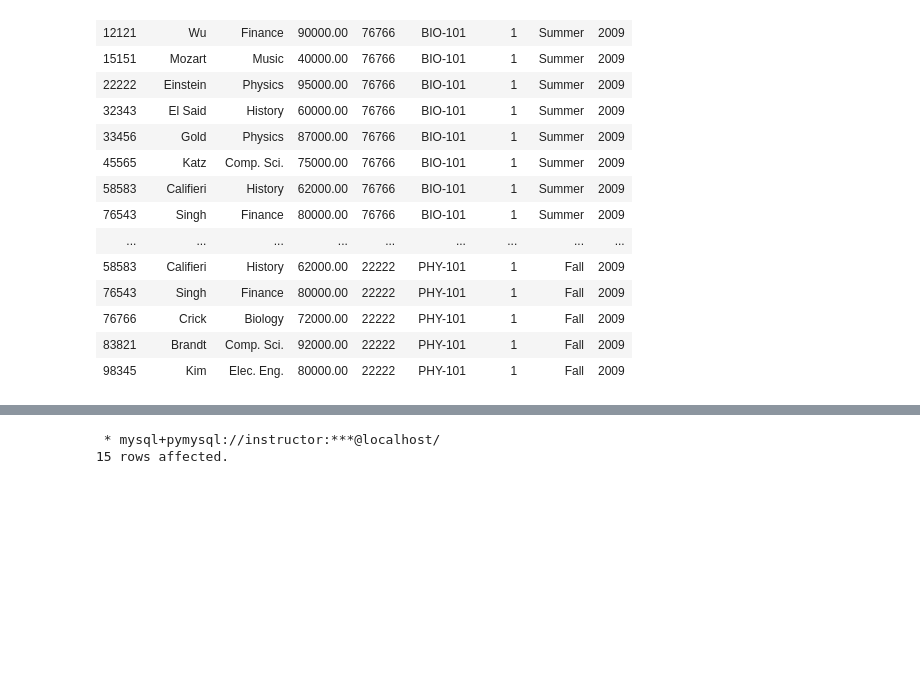
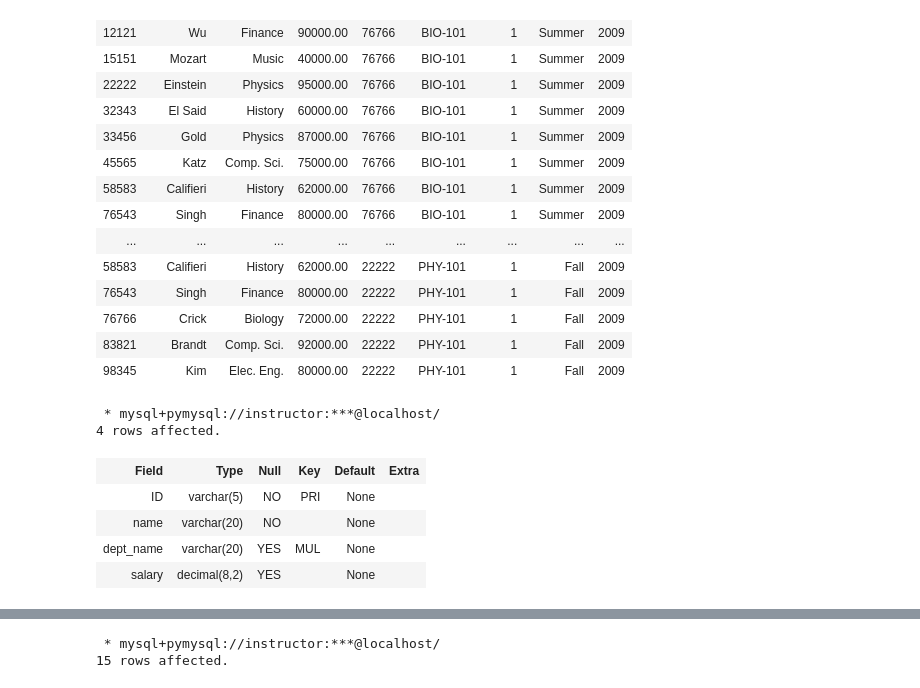
Before and after one commit to atu-se/atu.innomadic.com, a Jupyter notebook: courses/db/notebooks/Chapter 3.ipynb, the cells around one changed output, grey strips where cells are left out. Saved outputs shown, nothing was run; the diff lists cells and outputs as text; code cells hidden in the pictures; blank space fills up the shorter version.

```diff
--- a/courses/db/notebooks/Chapter 3.ipynb
+++ b/courses/db/notebooks/Chapter 3.ipynb
@@ -572,3 +588,14 @@ instructor, teaches
 | 76766 | Crick | Biology | 72000.00 | 22222 | PHY-101 | 1 | Fall | 2009 |
 | 83821 | Brandt | Comp. Sci. | 92000.00 | 22222 | PHY-101 | 1 | Fall | 2009 |
 | 98345 | Kim | Elec. Eng. | 80000.00 | 22222 | PHY-101 | 1 | Fall | 2009 |
+# %%
+%%sql
+desc instructor;
+# %% [output]
+ * mysql+pymysql://instructor:***@localhost/
+4 rows affected.
+| Field | Type | Null | Key | Default | Extra |
+| ID | varchar(5) | NO | PRI | None |  |
+| name | varchar(20) | NO |  | None |  |
+| dept_name | varchar(20) | YES | MUL | None |  |
+| salary | decimal(8,2) | YES |  | None |  |
```
Also changed, not shown: parts of 6 cells of this notebook, 5 other files.
